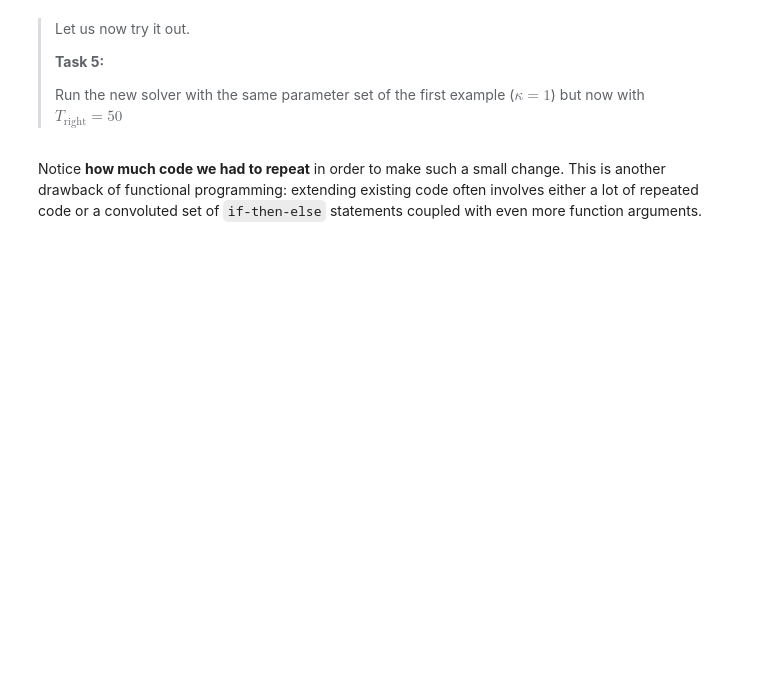
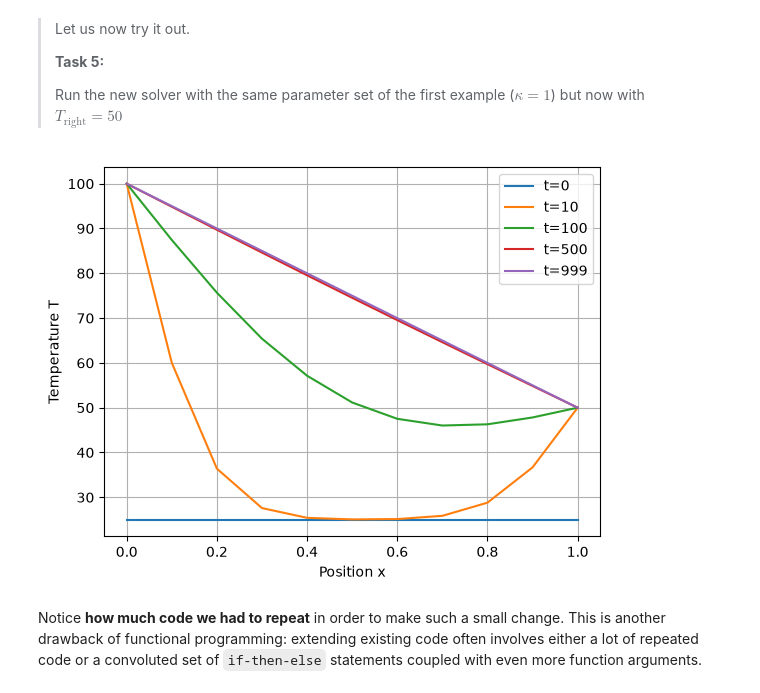
Before and after one commit to renskemahieu/PA2.1, a Jupyter notebook: 1_functional.ipynb, the cells around one changed output. Cells and saved outputs as stored; diff of their text form; code cells hidden in the pictures; blank space fills up the shorter version.

```diff
--- a/1_functional.ipynb
+++ b/1_functional.ipynb
@@ -120,3 +172,26 @@ x,T = # YOUR_CODE_LINE_HERE
+# %%
+# run the solver
+x,T = run_diffusion_two(
+    L=1.0,       # length of the bar
+    dx=0.1,     # discretization in space
+    dt=0.001,   # discretization in time
+    kappa=1,   # heat diffusivity
+    T_init=25, # initial temperature
+    T_left=100,# Temperature on the left
+    T_right=50, # Temperature on the right
+    n_steps=1000,# number of time steps
+)
+
+# plot the solution
+for n in [0, 10, 100, 500, 999]:
+    plt.plot(x, T[n,:], label=f't={n}')
+
+plt.xlabel('Position x')
+plt.ylabel('Temperature T')
+plt.legend()
+plt.grid()
+# %% [output]
+[figure, added]
 # %% [markdown]
 Notice **how much code we had to repeat** in order to make such a small change. This is another drawback of functional programming: extending existing code often involves either a lot of repeated code or a convoluted set of `if-then-else` statements coupled with even more function arguments.
 # %% [markdown]
```
Also changed, not shown: parts of 8 cells of this notebook.
